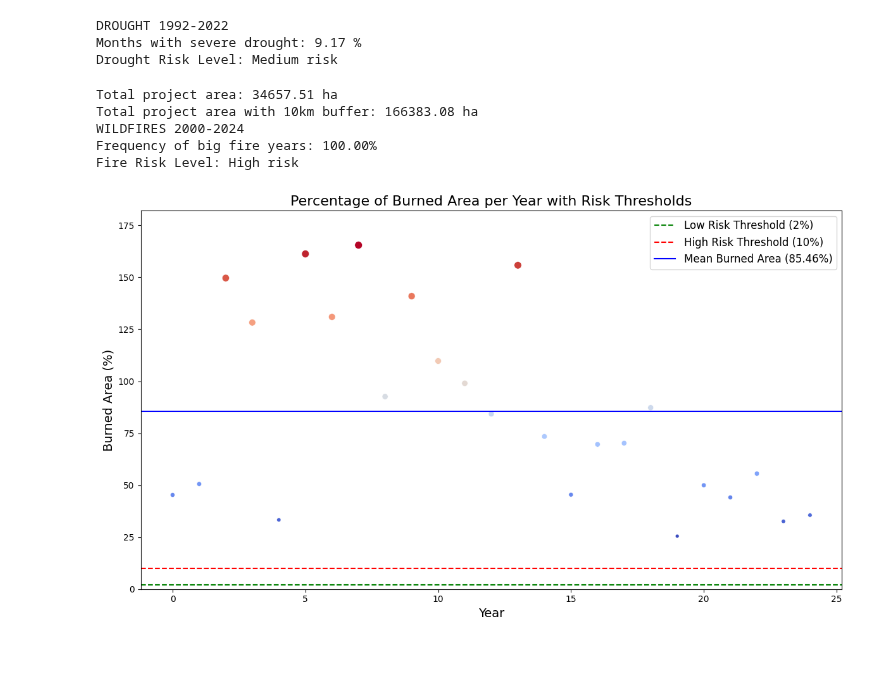
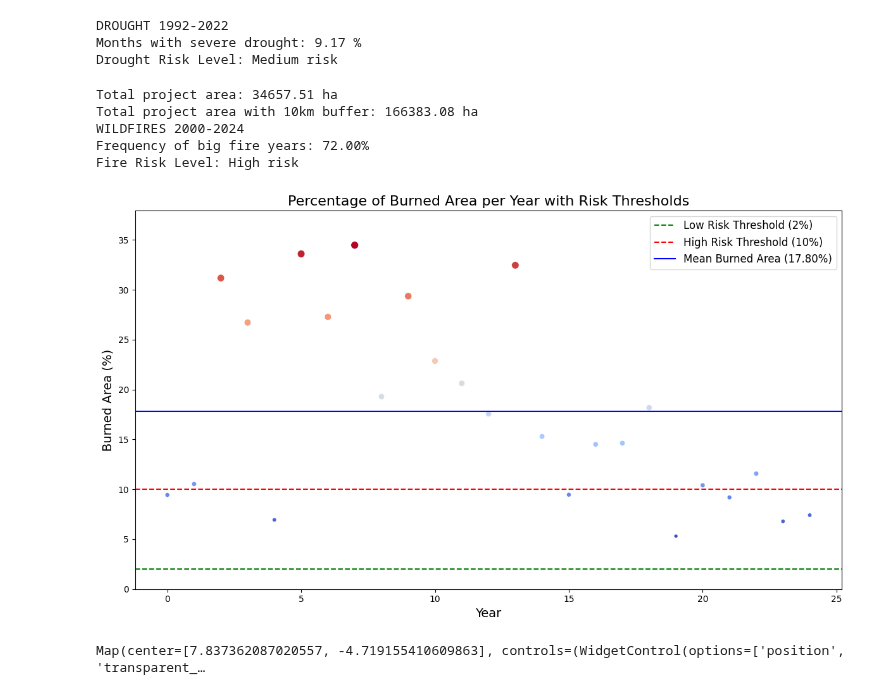
Before and after one commit to inesbsilveira/hummingbirds, a Jupyter notebook: Risk_classification/all_risks.ipynb, the cells around one changed output. Cells and saved outputs as stored; diff of their text form; code cells hidden in the pictures; blank space fills up the shorter version.

```diff
--- a/Risk_classification/all_risks.ipynb
+++ b/Risk_classification/all_risks.ipynb
@@ -940,7 +940,7 @@ df_wf = pd.DataFrame(data)
 #print(df_wf)
 
 #add new column to the df with the percentage of burned area per year
-df_wf['burned_area_percentage'] = (df_wf['burned_area_ha'] / total_area_ha) * 100
+df_wf['burned_area_percentage'] = (df_wf['burned_area_ha'] / total_area_buffered_ha) * 100
 
 # Calculate mean and standard deviation for area burned in hectares
 mean_area_percentage = df_wf['burned_area_percentage'].mean()
@@ -994,32 +994,90 @@ sns.scatterplot(
     size='point_size',
     hue='burned_area_percentage',
     palette='coolwarm',
     legend=False
 )
 
 # Add horizontal lines for risk thresholds
 plt.axhline(y=low_risk_threshold, color='green', linestyle='--', label='Low Risk Threshold (2%)')
 plt.axhline(y=high_risk_threshold, color='red', linestyle='--', label='High Risk Threshold (10%)')
 plt.axhline(y=mean_threshold, color='blue', linestyle='-', label=f'Mean Burned Area ({mean_threshold:.2f}%)')
 
 # Set labels and title
 plt.title(f'Percentage of Burned Area per Year with Risk Thresholds', fontsize=16)
 plt.xlabel('Year', fontsize=14)
 plt.ylabel('Burned Area (%)', fontsize=14)
 
 # Set y-axis limits
 plt.ylim(0, df_wf['burned_area_percentage'].max() * 1.1)
 
 # Show legend
 plt.legend(loc='upper right', fontsize=12)
 
 # Show the plot
 plt.tight_layout()
 plt.show()
 # %% [output]
 Total project area: 34657.51 ha
 Total project area with 10km buffer: 166383.08 ha
 WILDFIRES 2000-2024
-Frequency of big fire years: 100.00%
+Frequency of big fire years: 72.00%
 Fire Risk Level: High risk
-[figure, old version]
+[figure, new version]
+# %%
+# Load MODIS Burned Area dataset and filter by date
+burned = (
+    ee.ImageCollection("MODIS/061/MCD64A1")
+    .select('BurnDate')
+    .filterDate(startDate, endDate)
+)
+
+# Convert BurnDate values into a binary burn occurrence (1 for burned, 0 otherwise)
+burned_binary = burned.map(lambda img: img.gt(0).unmask(0))
+
+# Sum the occurrences of burned areas over time
+burn_count = burned_binary.sum().clip(region)
+
+# Get the statistics of burn_count over the region
+burn_stats = burn_count.reduceRegion(
+    reducer=ee.Reducer.minMax().combine(
+        ee.Reducer.mean(), sharedInputs=True
+    ).combine(
+        ee.Reducer.stdDev(), sharedInputs=True
+    ),
+    geometry=region,
+    scale=500,  # MODIS resolution is ~500m
+    bestEffort=True
+)
+
+
+burnDate_max = burn_stats.get('BurnDate_max')
+burnDate_min = burn_stats.get('BurnDate_min')
+#print(burn_stats.getInfo())
+
+gdf = gpd.read_file(input_shp).to_crs('EPSG:4326')
+region_o = geemap.geopandas_to_ee(gdf)
+
+# Create an interactive map
+# Visualization parameters using the calculated min and max values
+vis_params = {
+    'min': burnDate_min,
+    'max': burnDate_max,
+    'palette': ['white','#FFFFB2', '#FECC5C', '#FD8D3C', '#E31A1C']  # YlOrRd_04 color palette
+}
+
+# Create an interactive map
+Map = geemap.Map()
+
+# Center the map around your region
+Map.centerObject(region, 11)
+# Add the burn frequency layer
+Map.addLayer(burn_count, vis_params, "Burn Frequency")
+fc = region.style(fillColor='00000000')  # Transparent fill for 'region'
+Map.addLayer(fc, {}, "Transparent Region Boundary")
+#region original
+fc_o = region_o.style(fillColor='00000000')  # Transparent fill for 'region_o'
+Map.addLayer(fc_o, {}, "Transparent Region O Boundary")
+# Display the map
+Map
+# %% [output]
+Map(center=[7.837362087020557, -4.719155410609863], controls=(WidgetControl(options=['position', 'transparent_…
```
Also changed, not shown: parts of 7 cells of this notebook.
